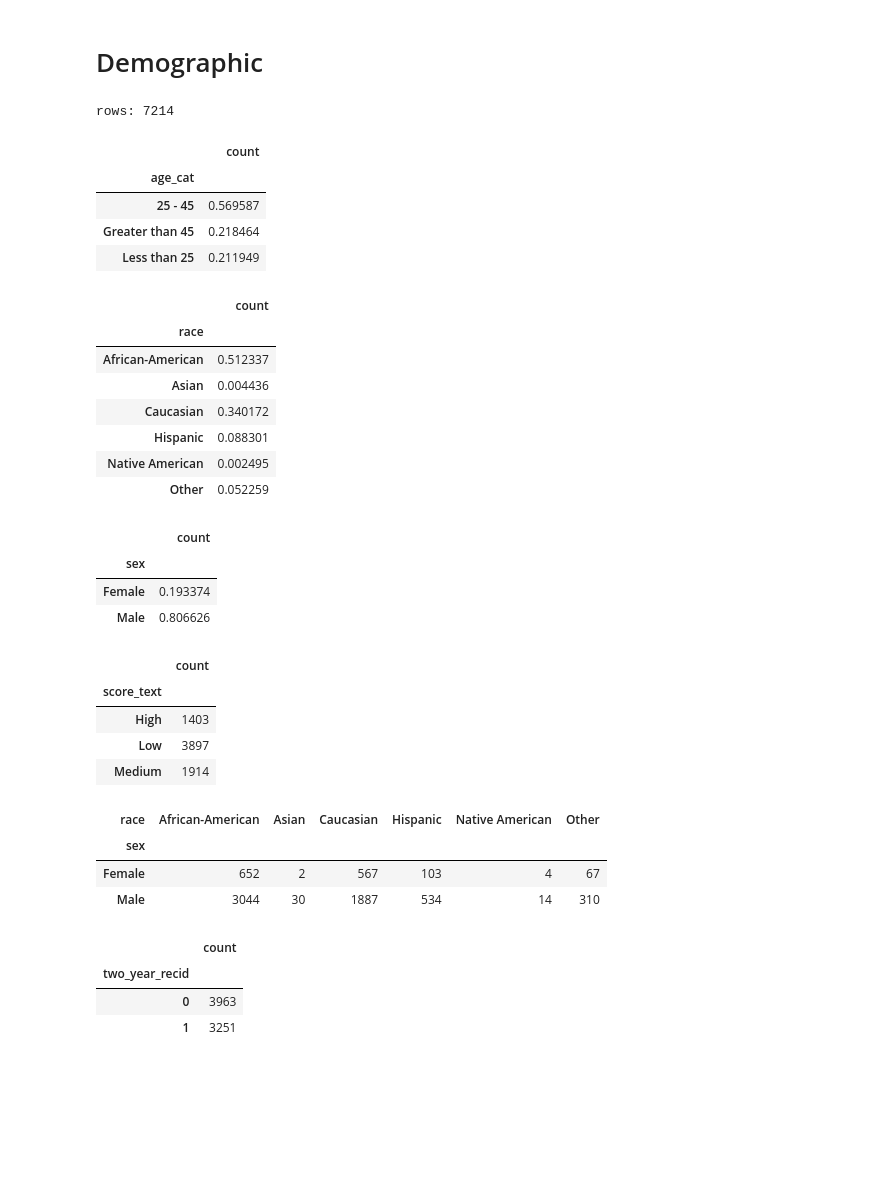
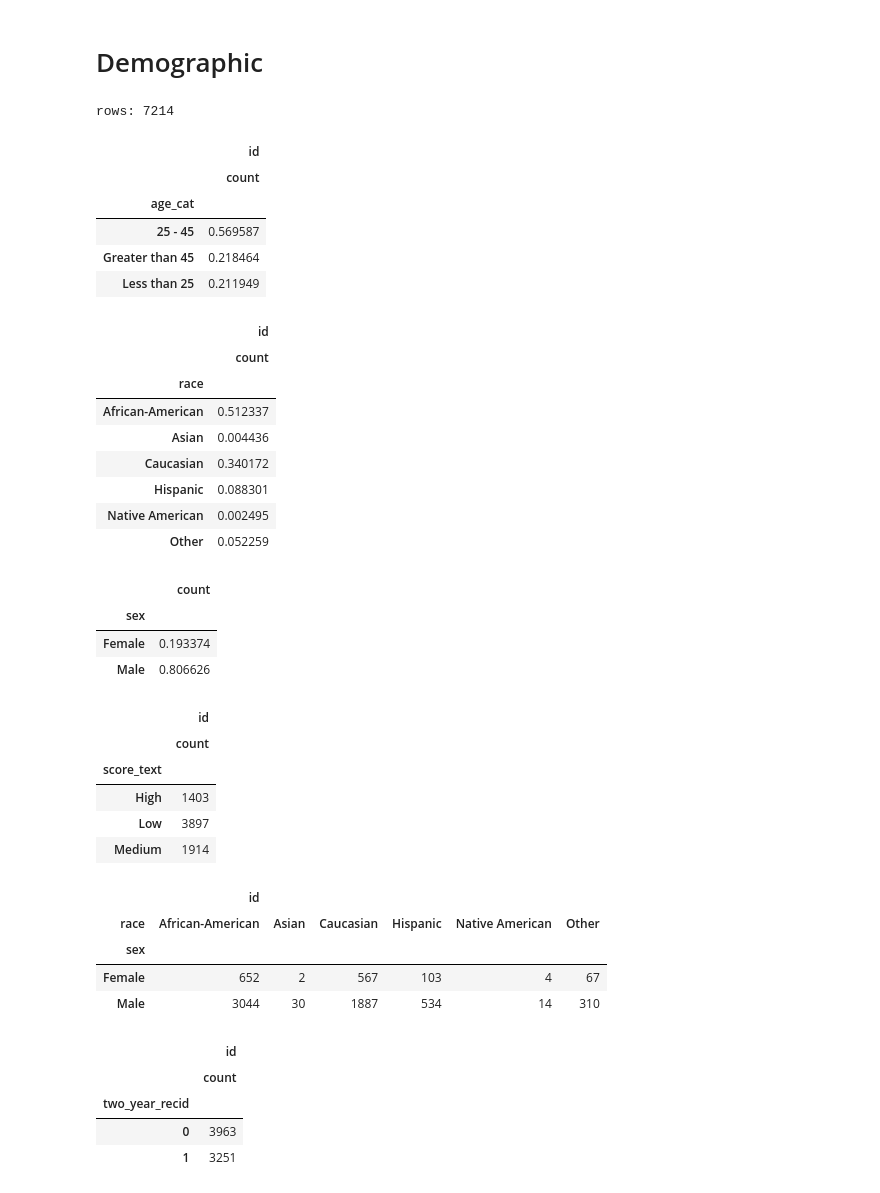
Before and after one commit to polinapolina/sicss18_fairml, a Jupyter notebook: play_with_data.ipynb, the cells around one changed output. Cells and saved outputs as stored; diff of their text form; code cells hidden in the pictures; blank space fills up the shorter version.

```diff
--- a/play_with_data.ipynb
+++ b/play_with_data.ipynb
@@ -31,11 +26,13 @@ max     937.000000  1186.000000     1.000000        1.000000
 #age
 rows = raw_data.shape[0]
 print('rows:', rows)
-raw_data.groupby(['age_cat']).agg(['count'])['id']/rows
+raw_data[['id','age_cat']].groupby(['age_cat']).agg(['count'])/rows
+#raw_data['age_cat', 'id'].groupby(['age_cat']).agg(['count'])/rows
 
 #age.groupby(level=0).apply(lambda x: 100 * x / float(x.sum()))
 # %% [output]
 rows: 7214
+|  | id |
 |  | count |
 | age_cat |  |
 | 25 - 45 | 0.569587 |
@@ -43,8 +40,9 @@ rows: 7214
 | Less than 25 | 0.211949 |
 # %%
 #race
-raw_data.groupby(['race']).agg(['count'])['id']/rows
+raw_data[['id','race']].groupby(['race']).agg(['count'])/rows
 # %% [output]
+|  | id |
 |  | count |
 | race |  |
 | African-American | 0.512337 |
@@ -62,23 +60,26 @@ raw_data.groupby(['sex']).agg(['count'])['id']/rows
 | Female | 0.193374 |
 | Male | 0.806626 |
 # %%
-raw_data.groupby(['score_text']).agg(['count'])['id']
+raw_data[['id','score_text']].groupby(['score_text']).agg(['count'])
 # %% [output]
+|  | id |
 |  | count |
 | score_text |  |
 | High | 1403 |
 | Low | 3897 |
 | Medium | 1914 |
 # %%
-raw_data.pivot_table(index='sex', columns='race', aggfunc=len)['id']
+raw_data[['id', 'sex', 'race']].pivot_table(index='sex', columns='race', aggfunc=len)
 # %% [output]
+|  | id |  |  |  |  |  |
 | race | African-American | Asian | Caucasian | Hispanic | Native American | Other |
 | sex |  |  |  |  |  |  |
 | Female | 652 | 2 | 567 | 103 | 4 | 67 |
 | Male | 3044 | 30 | 1887 | 534 | 14 | 310 |
 # %%
-raw_data.groupby(['two_year_recid']).agg(['count'])['id']
+raw_data[['two_year_recid', 'id']].groupby(['two_year_recid']).agg(['count'])
 # %% [output]
+|  | id |
 |  | count |
 | two_year_recid |  |
 | 0 | 3963 |
```
Also changed, not shown: parts of 12 cells of this notebook.
